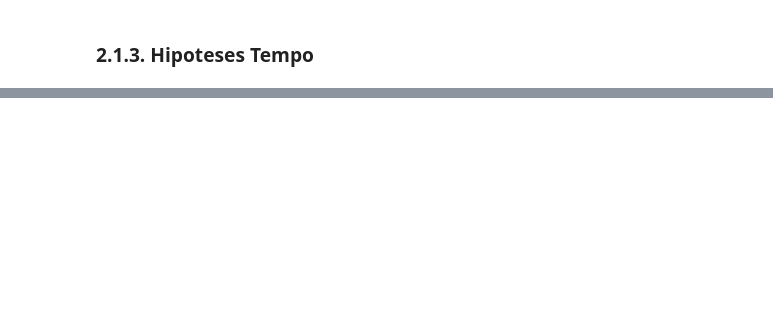
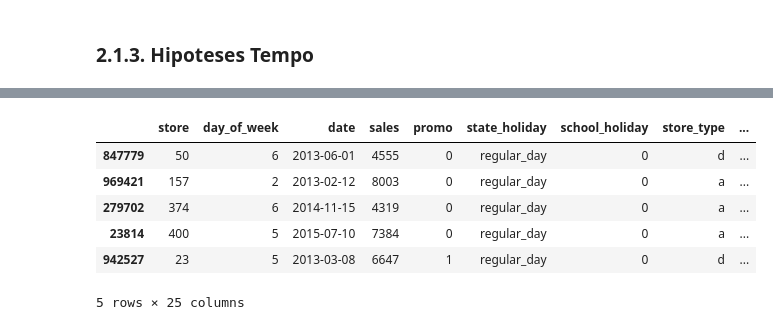
Before and after one commit to VanderCaneppelle/Rossmann-Sales-Forecast, a Jupyter notebook: m03_v1_store_sales_prediction.ipynb, the cells around one changed output, grey strips where cells are left out. Cells and saved outputs as stored; diff of their text form; code cells hidden in the pictures; blank space fills up the shorter version.

```diff
--- a/m03_v1_store_sales_prediction.ipynb
+++ b/m03_v1_store_sales_prediction.ipynb
@@ -348,0 +345,2 @@ df2.sample(5).T
+# %%
+df3 = df3[(df3['open']!= 0) & (df3['sales'] > 0)]
@@ -348,0 +349,3 @@ df2.sample(5).T
+# %%
+cols_drop = ['customers','open','promo_interval','month_map']
+df3 = df3.drop(cols_drop, axis=1)
@@ -348,0 +362,10 @@ df2.sample(5).T
+# %%
+df3.sample(5)
+# %% [output]
+|  | store | day_of_week | date | sales | promo | state_holiday | school_holiday | store_type | ... |
+| 847779 | 50 | 6 | 2013-06-01 | 4555 | 0 | regular_day | 0 | d | ... |
+| 969421 | 157 | 2 | 2013-02-12 | 8003 | 0 | regular_day | 0 | a | ... |
+| 279702 | 374 | 6 | 2014-11-15 | 4319 | 0 | regular_day | 0 | a | ... |
+| 23814 | 400 | 5 | 2015-07-10 | 7384 | 0 | regular_day | 0 | a | ... |
+| 942527 | 23 | 5 | 2013-03-08 | 6647 | 1 | regular_day | 0 | d | ... |
+5 rows × 25 columns
```
Also changed, not shown: parts of 22 cells of this notebook.
